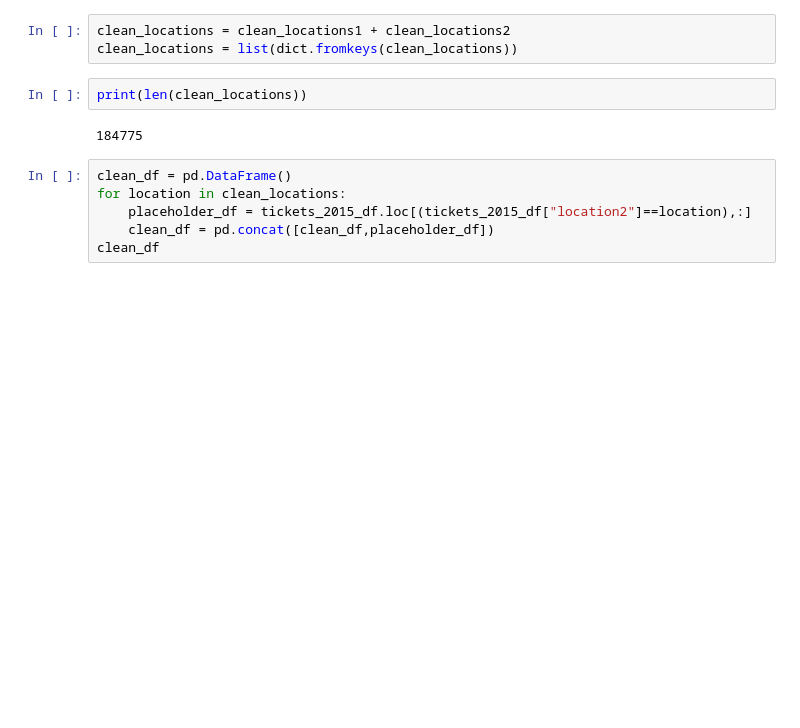
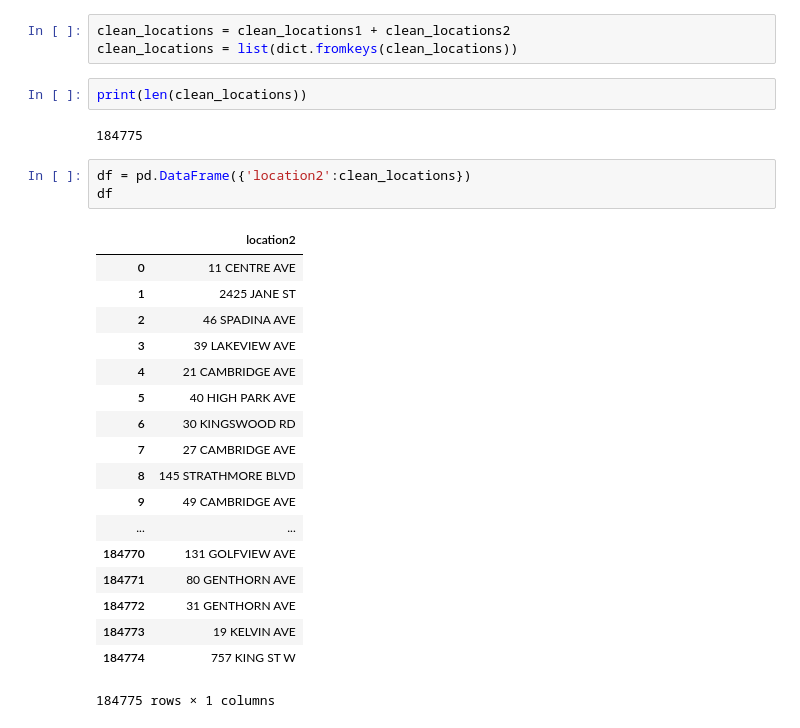
Before and after one commit to alobodanov/parking_ticket_data, a Jupyter notebook: Main Code.ipynb, the cells around one changed output. Cells and saved outputs as stored; diff of their text form; blank space fills up the shorter version.

```diff
--- a/Main Code.ipynb
+++ b/Main Code.ipynb
@@ -74,9 +74,25 @@ clean_locations = list(dict.fromkeys(clean_locations))
 print(len(clean_locations))
 # %% [output]
 184775
-# %%
-clean_df = pd.DataFrame()
-for location in clean_locations:
-    placeholder_df = tickets_2015_df.loc[(tickets_2015_df["location2"]==location),:]
-    clean_df = pd.concat([clean_df,placeholder_df])
-clean_df
+# %%
+df = pd.DataFrame({'location2':clean_locations})
+df
+# %% [output]
+|  | location2 |
+| 0 | 11 CENTRE AVE |
+| 1 | 2425 JANE ST |
+| 2 | 46 SPADINA AVE |
+| 3 | 39 LAKEVIEW AVE |
+| 4 | 21 CAMBRIDGE AVE |
+| 5 | 40 HIGH PARK AVE |
+| 6 | 30 KINGSWOOD RD |
+| 7 | 27 CAMBRIDGE AVE |
+| 8 | 145 STRATHMORE BLVD |
+| 9 | 49 CAMBRIDGE AVE |
+| ... | ... |
+| 184770 | 131 GOLFVIEW AVE |
+| 184771 | 80 GENTHORN AVE |
+| 184772 | 31 GENTHORN AVE |
+| 184773 | 19 KELVIN AVE |
+| 184774 | 757 KING ST W |
+184775 rows × 1 columns
```
Also changed, not shown: parts of 5 cells of this notebook.
